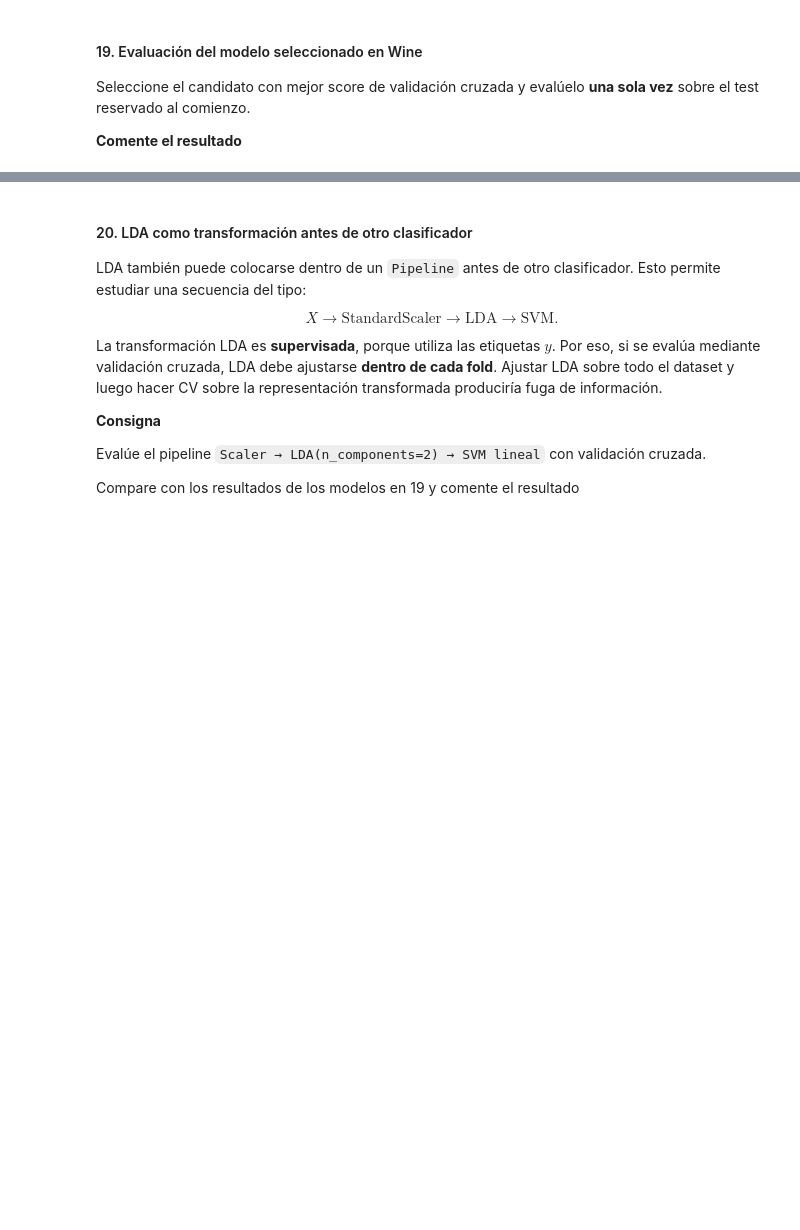
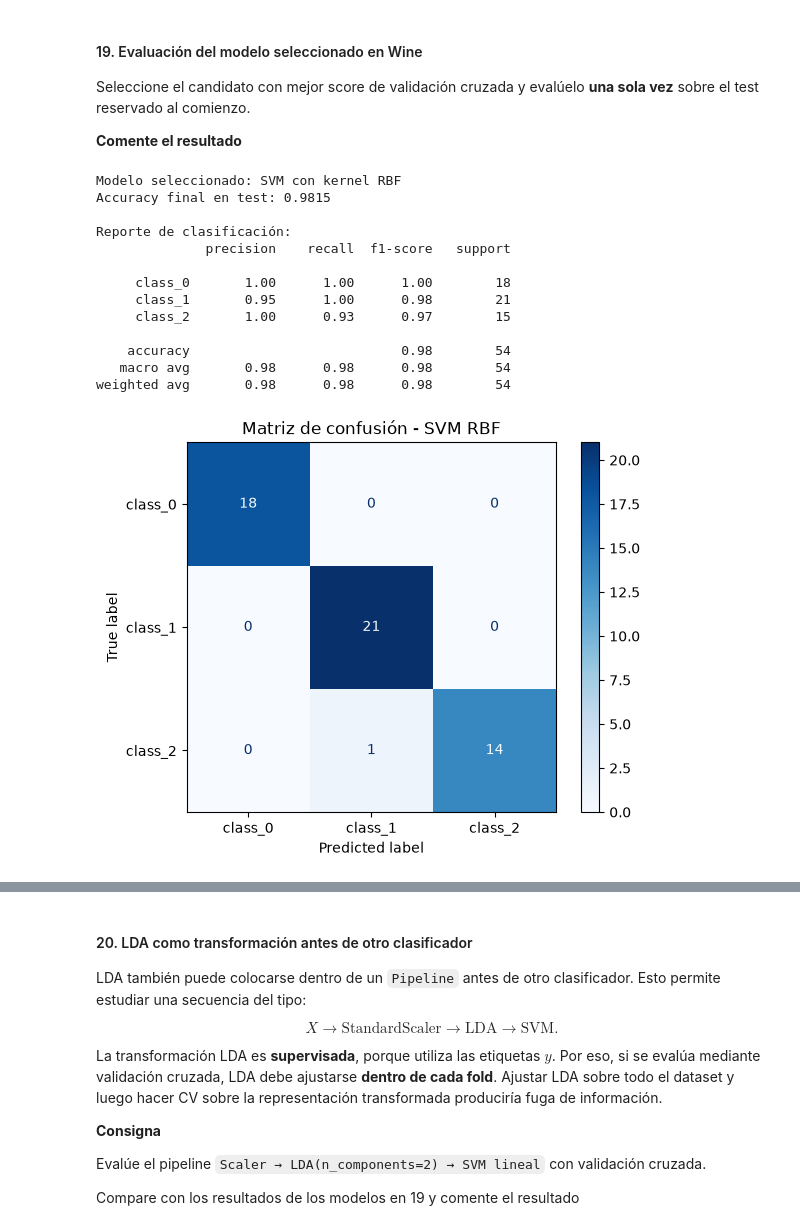
Before and after one commit to LucasSegovia01/Nu-ez_Segovia-Aprendizaje_automatico, a Jupyter notebook: Trabajo_practico_6/Clasificacion_LDA_SVM.ipynb, the cells around one changed output, grey strips where cells are left out. Cells and saved outputs as stored; diff of their text form; code cells hidden in the pictures; blank space fills up the shorter version.

```diff
--- a/Trabajo_practico_6/Clasificacion_LDA_SVM.ipynb
+++ b/Trabajo_practico_6/Clasificacion_LDA_SVM.ipynb
@@ -745,3 +1107,36 @@ LDA se evaluará por validación cruzada. Para las SVM, los hiperparámetros se
 Seleccione el candidato con mejor score de validación cruzada y evalúelo **una sola vez** sobre el test reservado al comienzo.
 
 **Comente el resultado**
+# %%
+modelo_final_wine = grid_rbf.best_estimator_
+
+# Se evalúa sobre el test reservado
+y_pred_final_wine = modelo_final_wine.predict(X_test)
+
+acc_final_wine = accuracy_score(y_test, y_pred_final_wine)
+cm_final_wine = confusion_matrix(y_test, y_pred_final_wine)
+
+print('Modelo seleccionado: SVM con kernel RBF')
+print(f'Accuracy final en test: {acc_final_wine:.4f}')
+
+print('\nReporte de clasificación:')
+print(classification_report(y_test, y_pred_final_wine, target_names=class_names))
+
+ConfusionMatrixDisplay(confusion_matrix=cm_final_wine, display_labels=class_names).plot(cmap='Blues')
+plt.title('Matriz de confusión - SVM RBF')
+plt.show()
+# %% [output]
+Modelo seleccionado: SVM con kernel RBF
+Accuracy final en test: 0.9815
+
+Reporte de clasificación:
+              precision    recall  f1-score   support
+
+     class_0       1.00      1.00      1.00        18
+     class_1       0.95      1.00      0.98        21
+     class_2       1.00      0.93      0.97        15
+
+    accuracy                           0.98        54
+   macro avg       0.98      0.98      0.98        54
+weighted avg       0.98      0.98      0.98        54
+[figure, added]
```
Also changed, not shown: parts of 22 cells of this notebook.
